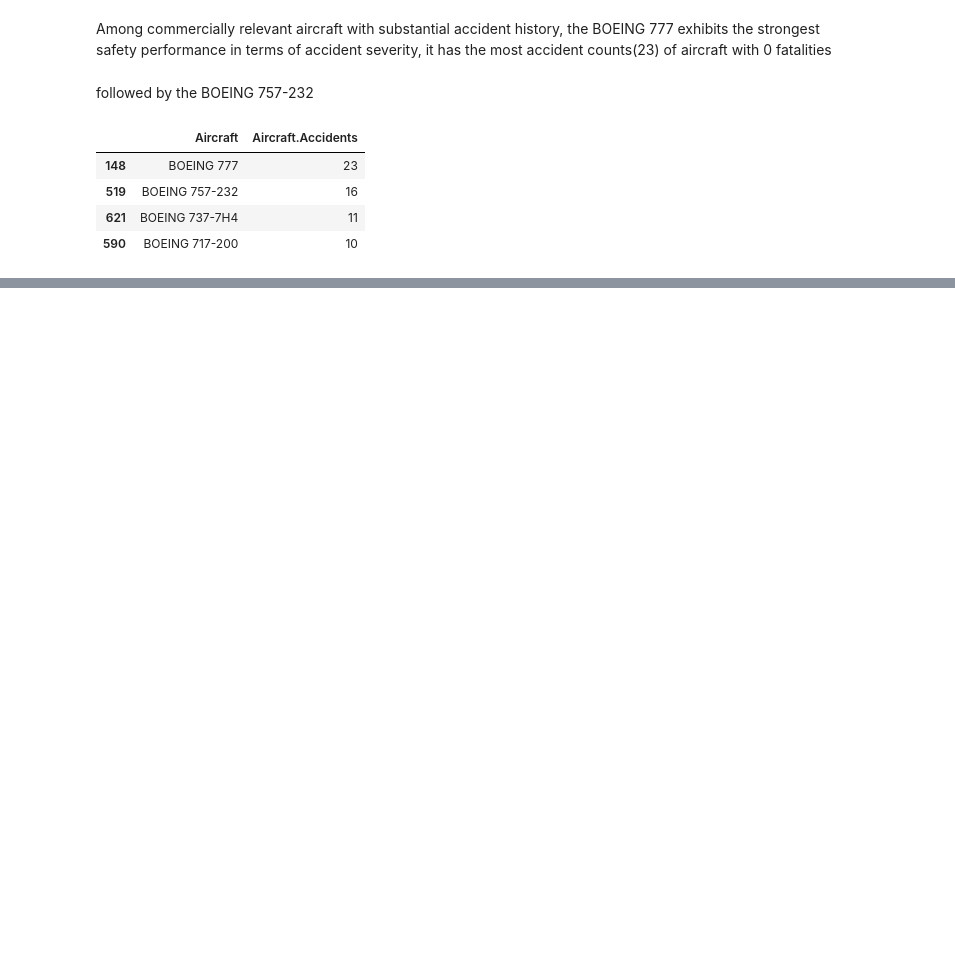
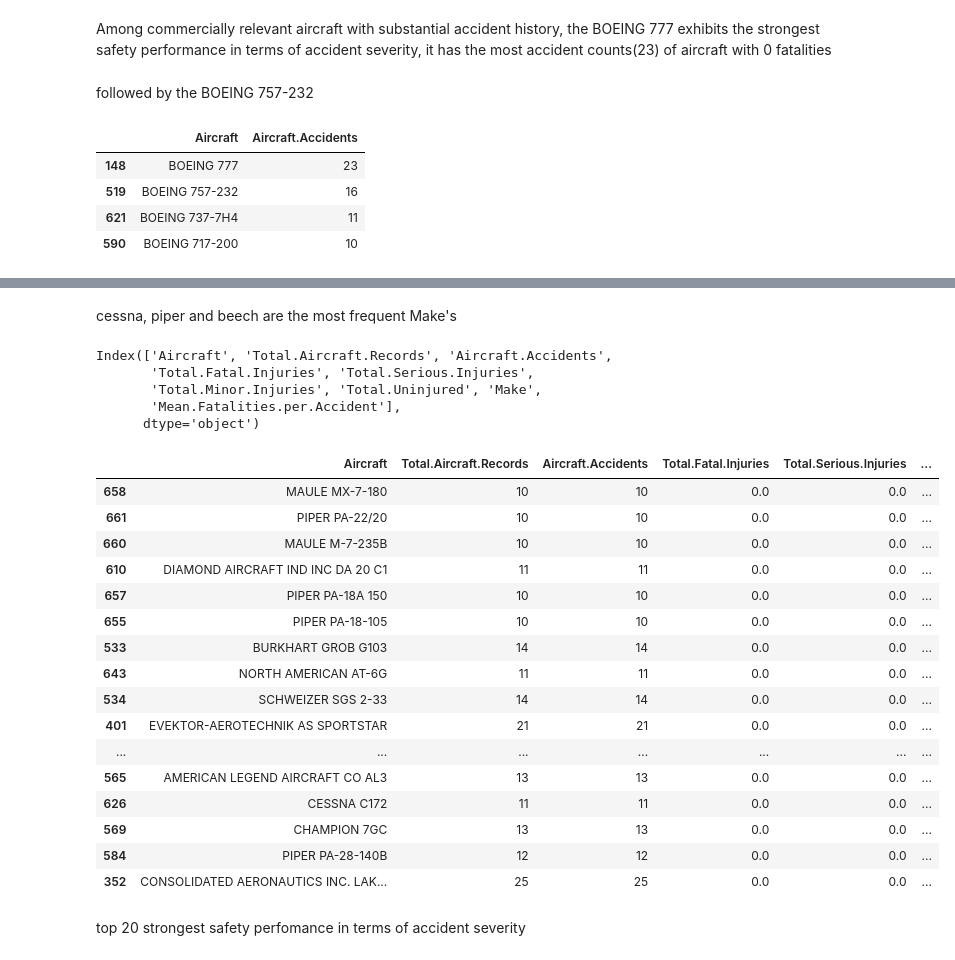
Before and after one commit to justmawi-dot/phaseONEproject, a Jupyter notebook: student.ipynb, the cells around one changed output, grey strips where cells are left out. Cells and saved outputs as stored; diff of their text form; code cells hidden in the pictures; blank space fills up the shorter version.

```diff
--- a/student.ipynb
+++ b/student.ipynb
@@ -519,0 +406,29 @@ largecap_df.to_csv("large_capacity.csv", index=False)
+# %%
+private_df = aviation_df_copy[
+    aviation_df_copy['Purpose.of.flight'].isin([
+        'Personal',
+        'Instructional',
+        'Business',
+        'Executive/corporate'
+    ])
+].copy()
+
+priv_records_df = private_df.groupby('Aircraft').size().reset_index(name='Total.Aircraft.Records').sort_values('Total.Aircraft.Records', ascending=False)
+
+
+priv_acc_df = private_df[private_df['Investigation.Type'] == 'Accident'].groupby('Aircraft').size().reset_index(name='Aircraft.Accidents').sort_values('Aircraft.Accidents', ascending=False)
+
+
+priv_injuries = private_df.groupby('Aircraft')[['Total.Fatal.Injuries','Total.Serious.Injuries','Total.Minor.Injuries','Total.Uninjured']].sum()
+priv_injuries_df = priv_injuries.reset_index()
+
+priv_make = private_df.groupby('Aircraft')['Make'].first()
+priv_make_df = priv_make.reset_index()
+
+private_merged_df = (priv_records_df.merge(priv_acc_df, on='Aircraft', how='inner').merge(priv_injuries_df, on='Aircraft', how='inner').merge(priv_make_df, on='Aircraft', how='left'))
+# %%
+n_min = 10
+
+private_merged_df = private_merged_df[
+    private_merged_df['Aircraft.Accidents'] >= n_min
+].copy()
@@ -519,0 +455,37 @@ largecap_df.to_csv("large_capacity.csv", index=False)
+# %% [markdown]
+cessna, piper and beech are the most frequent Make's
+# %%
+private_merged_df['Mean.Fatalities.per.Accident'] = (
+    private_merged_df['Total.Fatal.Injuries'] /
+    private_merged_df['Aircraft.Accidents']
+)
+# %%
+private_merged_df.columns
+# %% [output]
+Index(['Aircraft', 'Total.Aircraft.Records', 'Aircraft.Accidents',
+       'Total.Fatal.Injuries', 'Total.Serious.Injuries',
+       'Total.Minor.Injuries', 'Total.Uninjured', 'Make',
+       'Mean.Fatalities.per.Accident'],
+      dtype='object')
+# %%
+private_merged_df.sort_values('Mean.Fatalities.per.Accident', ascending=True).head(20)
+# %% [output]
+|  | Aircraft | Total.Aircraft.Records | Aircraft.Accidents | Total.Fatal.Injuries | Total.Serious.Injuries | ... |
+| 658 | MAULE MX-7-180 | 10 | 10 | 0.0 | 0.0 | ... |
+| 661 | PIPER PA-22/20 | 10 | 10 | 0.0 | 0.0 | ... |
+| 660 | MAULE M-7-235B | 10 | 10 | 0.0 | 0.0 | ... |
+| 610 | DIAMOND AIRCRAFT IND INC DA 20 C1 | 11 | 11 | 0.0 | 0.0 | ... |
+| 657 | PIPER PA-18A 150 | 10 | 10 | 0.0 | 0.0 | ... |
+| 655 | PIPER PA-18-105 | 10 | 10 | 0.0 | 0.0 | ... |
+| 533 | BURKHART GROB G103 | 14 | 14 | 0.0 | 0.0 | ... |
+| 643 | NORTH AMERICAN AT-6G | 11 | 11 | 0.0 | 0.0 | ... |
+| 534 | SCHWEIZER SGS 2-33 | 14 | 14 | 0.0 | 0.0 | ... |
+| 401 | EVEKTOR-AEROTECHNIK AS SPORTSTAR | 21 | 21 | 0.0 | 0.0 | ... |
+| ... | ... | ... | ... | ... | ... | ... |
+| 565 | AMERICAN LEGEND AIRCRAFT CO AL3 | 13 | 13 | 0.0 | 0.0 | ... |
+| 626 | CESSNA C172 | 11 | 11 | 0.0 | 0.0 | ... |
+| 569 | CHAMPION 7GC | 13 | 13 | 0.0 | 0.0 | ... |
+| 584 | PIPER PA-28-140B | 12 | 12 | 0.0 | 0.0 | ... |
+| 352 | CONSOLIDATED AERONAUTICS INC. LAK... | 25 | 25 | 0.0 | 0.0 | ... |
+# %% [markdown]
+top 20 strongest safety perfomance in terms of accident severity
```
Also changed, not shown: parts of 43 cells of this notebook, 4 other files.
